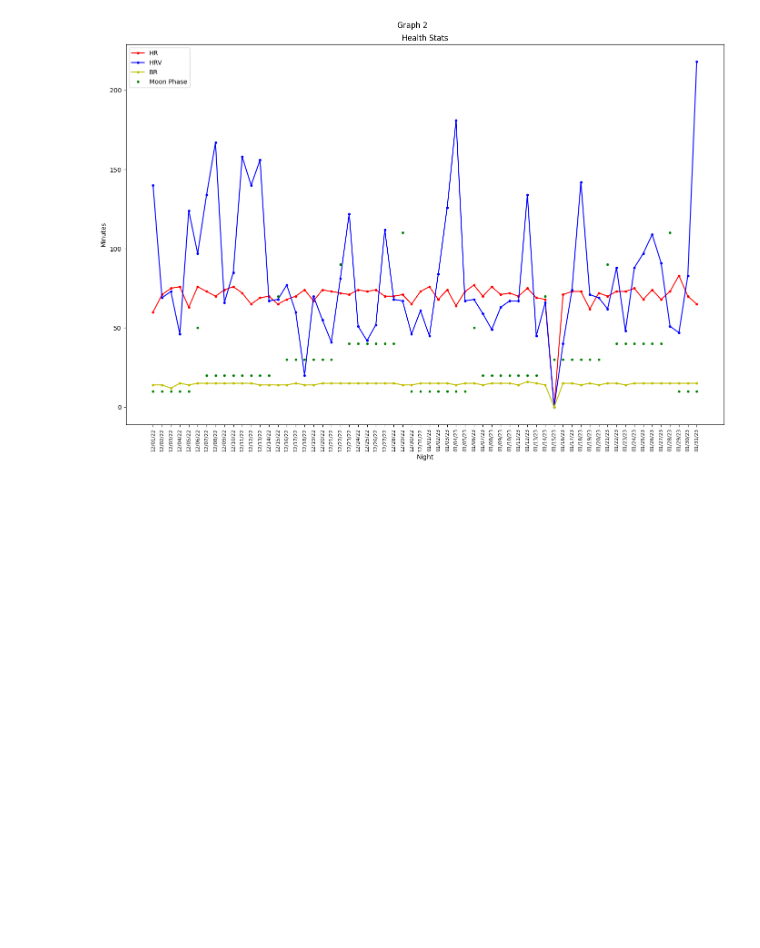
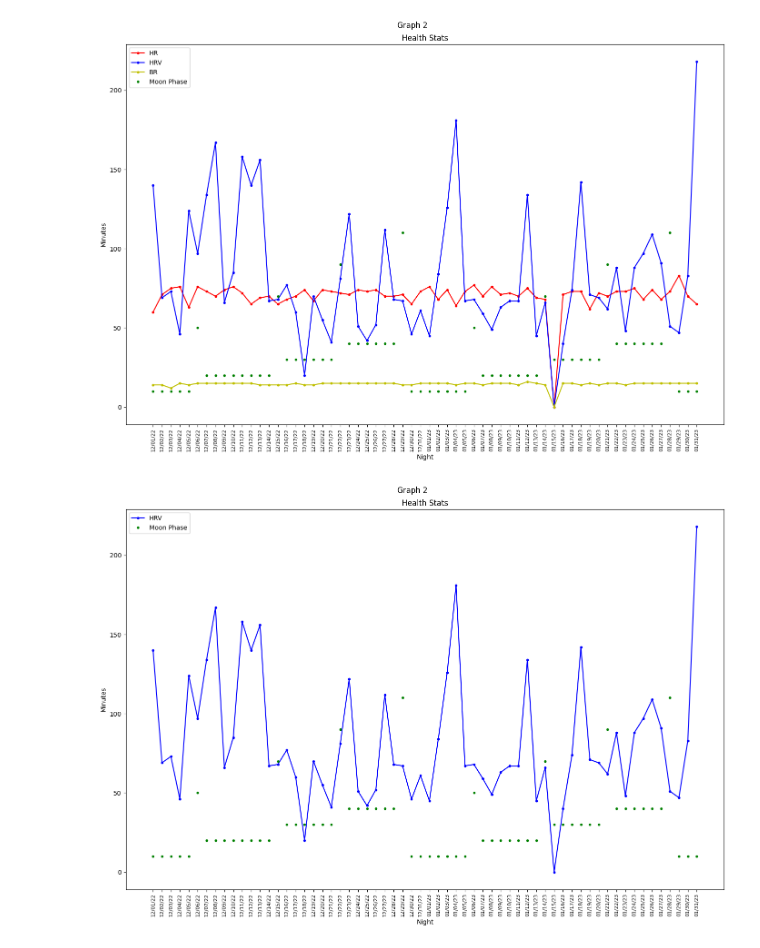
Before and after one commit to ACollins00/SmartMattressMoonPhases, a Jupyter notebook: Untitled-1.ipynb, the cells around one changed output. Cells and saved outputs as stored; diff of their text form; code cells hidden in the pictures; blank space fills up the shorter version.

```diff
--- a/Untitled-1.ipynb
+++ b/Untitled-1.ipynb
@@ -120,3 +120,30 @@ plt.tight_layout()
 plt.show()
 # %% [output]
 [figure]
+# %%
+import datetime
+import matplotlib.pyplot as plt
+from matplotlib.dates import drange
+import numpy as np
+
+df = pd.read_csv("HealthStats - Sheet1 (1).csv")
+
+plt.figure(figsize=(14,10))
+
+plt.plot(df.Night, df.HRV, 'b.-', label="HRV")
+plt.plot(df.Night, df.Moon, 'g.', label="Moon Phase")
+plt.legend(['HRV', 'Moon Phase'])
+plt.title("Health Stats")
+plt.suptitle("Graph 2")
+plt.xlabel("Night")
+plt.ylabel("Minutes")
+
+plt.xticks(rotation='vertical')
+
+plt.tick_params(axis='x', which='major', labelsize=8)
+
+plt.tight_layout()
+
+plt.show()
+# %% [output]
+[figure, added]
```
